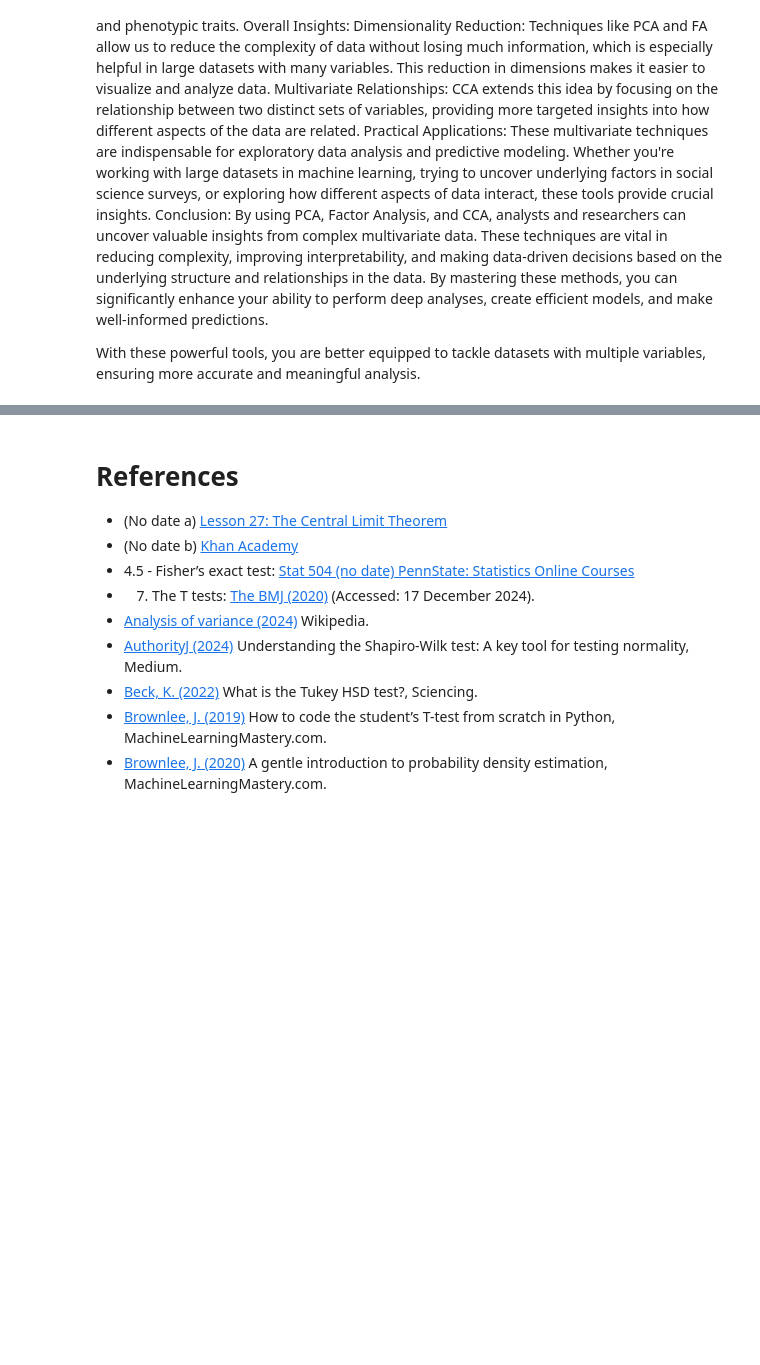
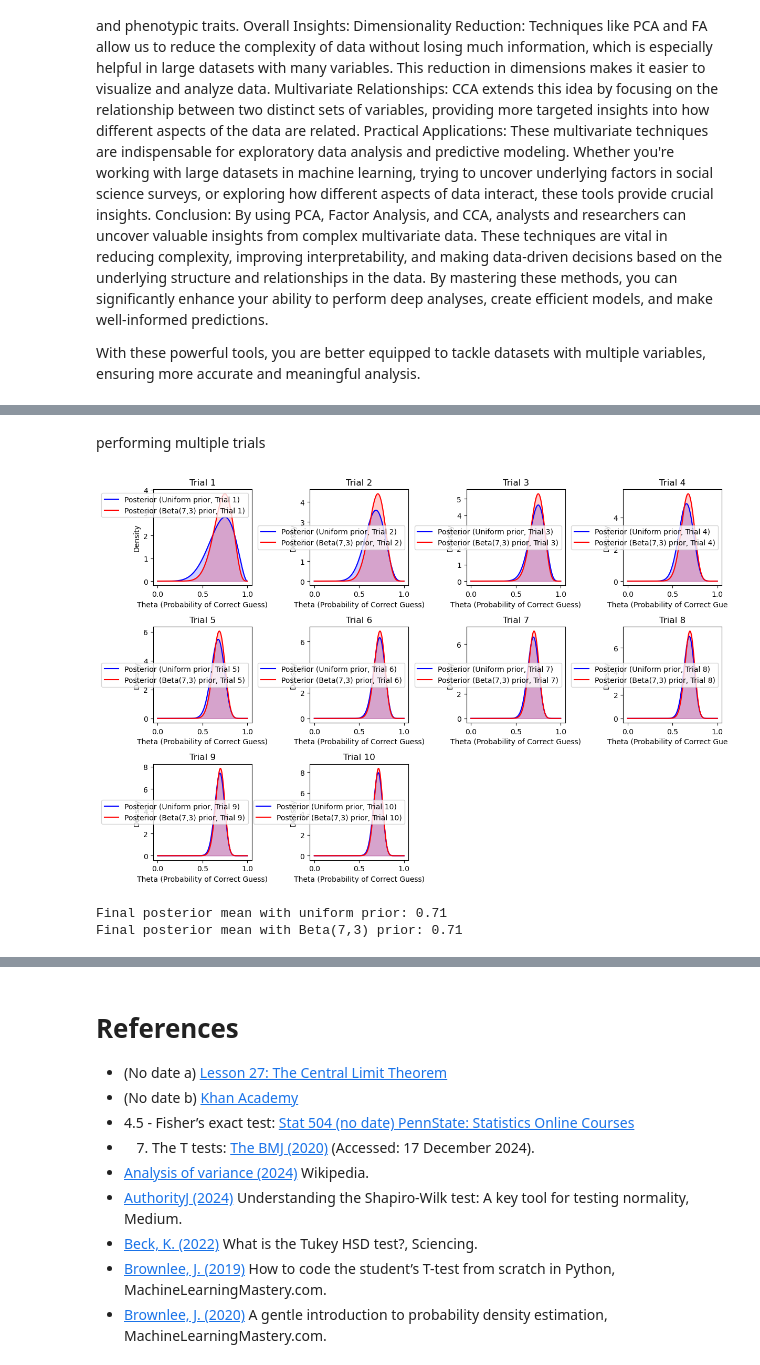
Before and after one commit to keithmmc/appliedstats, a Jupyter notebook: tasks.ipynb, the cells around one changed output, grey strips where cells are left out. Cells and saved outputs as stored; diff of their text form; code cells hidden in the pictures; blank space fills up the shorter version.

```diff
--- a/tasks.ipynb
+++ b/tasks.ipynb
@@ -1629,0 +1738,2 @@ With these powerful tools, you are better equipped to tackle datasets with multi
+# %% [markdown]
+performing multiple trials
@@ -1629,0 +1767,55 @@ With these powerful tools, you are better equipped to tackle datasets with multi
+# %%
+# Initial uniform prior (Beta(1,1))
+prior_alpha = 1
+prior_beta = 1
+
+# Also consider a prior that believes the person is slightly better than random guessing
+prior_alpha_better = 7  # Initial belief of 70% chance of correct guesses
+prior_beta_better = 3   # Corresponds to a Beta distribution with mode around 0.7
+
+# Create figure for plotting
+plt.figure(figsize=(12, 8))
+
+# Track the posterior distributions for each trial for both priors
+posterior_alpha = prior_alpha
+posterior_beta = prior_beta
+posterior_alpha_better = prior_alpha_better
+posterior_beta_better = prior_beta_better
+
+# Plot after each trial
+for i, (correct, total) in enumerate(trial_data):
+    # Update the posterior based on the trial data (uniform prior)
+    posterior_alpha, posterior_beta = bayesian_inference(posterior_alpha, posterior_beta, correct, total)
+
+    # Update the posterior based on the trial data (better-than-random prior)
+    posterior_alpha_better, posterior_beta_better = bayesian_inference(posterior_alpha_better, posterior_beta_better, correct, total)
+
+    # Compute the posterior distributions for both priors
+    theta_values = np.linspace(0, 1, 1000)
+    posterior_dist = beta.pdf(theta_values, posterior_alpha, posterior_beta)
+    posterior_dist_better = beta.pdf(theta_values, posterior_alpha_better, posterior_beta_better)
+
+    # Plot the posterior distributions
+    plt.subplot(3, 4, i + 1)
+    plt.plot(theta_values, posterior_dist, label=f'Posterior (Uniform prior, Trial {i + 1})', color='blue')
+    plt.plot(theta_values, posterior_dist_better, label=f'Posterior (Beta(7,3) prior, Trial {i + 1})', color='red')
+    plt.fill_between(theta_values, posterior_dist, color='blue', alpha=0.2)
+    plt.fill_between(theta_values, posterior_dist_better, color='red', alpha=0.2)
+    plt.title(f'Trial {i + 1}')
+    plt.xlabel('Theta (Probability of Correct Guess)')
+    plt.ylabel('Density')
+    plt.legend()
+
+# Adjust layout and display
+plt.tight_layout()
+plt.show()
+
+# Final Posterior Mean for both priors after all trials
+final_posterior_mean = posterior_alpha / (posterior_alpha + posterior_beta)
+final_posterior_mean_better = posterior_alpha_better / (posterior_alpha_better + posterior_beta_better)
+print(f"Final posterior mean with uniform prior: {final_posterior_mean:.2f}")
+print(f"Final posterior mean with Beta(7,3) prior: {final_posterior_mean_better:.2f}")
+# %% [output]
+[figure, added]
+Final posterior mean with uniform prior: 0.71
+Final posterior mean with Beta(7,3) prior: 0.71
```
Also changed, not shown: parts of 37 cells of this notebook.
